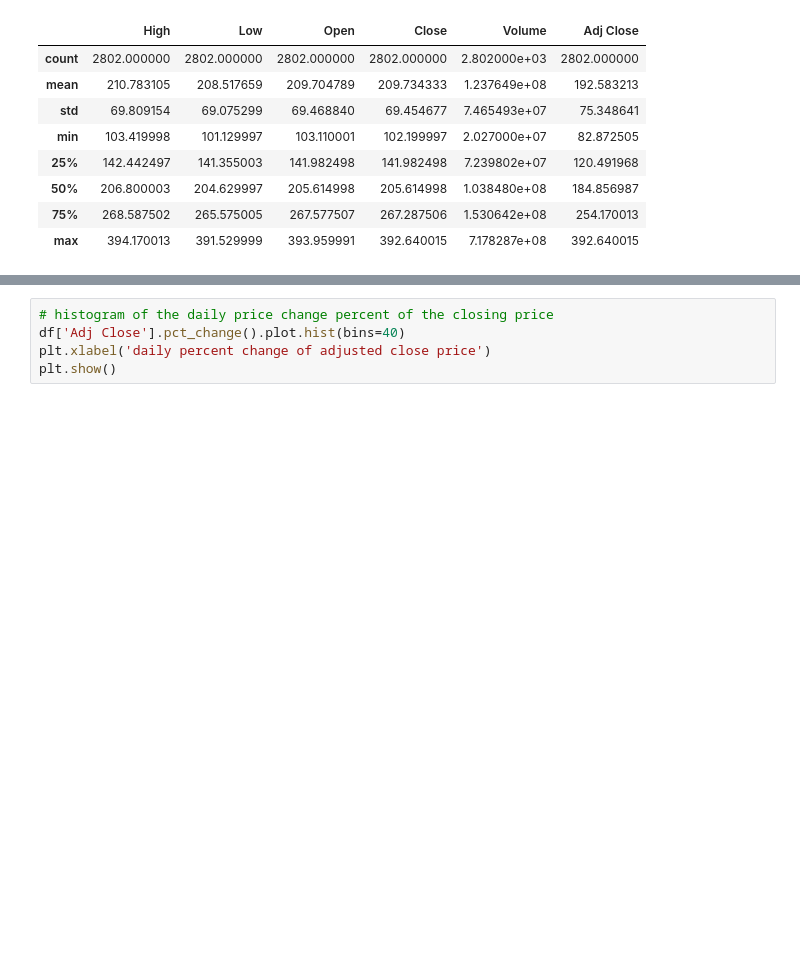
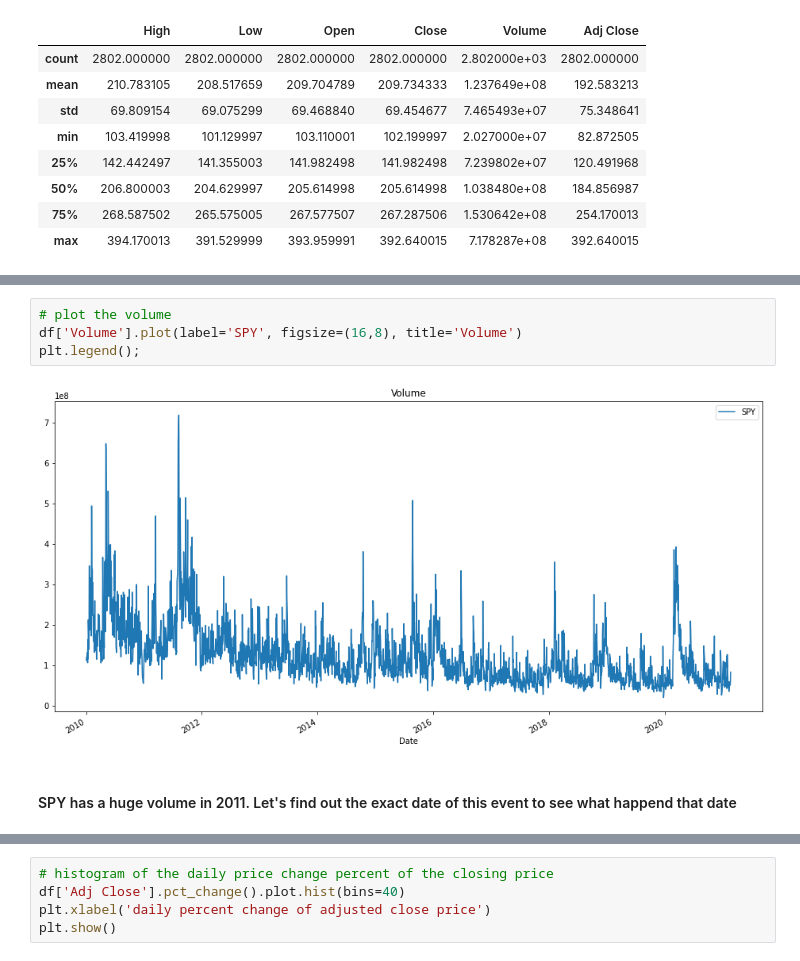
Before and after one commit to KiemNguyen/stock-market-prediction, a Jupyter notebook: stock_market_prediction.ipynb, the cells around one changed output, grey strips where cells are left out. Saved outputs shown, nothing was run; the diff lists cells and outputs as text; blank space fills up the shorter version.

```diff
--- a/stock_market_prediction.ipynb
+++ b/stock_market_prediction.ipynb
@@ -49,0 +81,8 @@ plt.plot()
+# %%
+# plot the volume
+df['Volume'].plot(label='SPY', figsize=(16,8), title='Volume')
+plt.legend();
+# %% [output]
+[figure, added]
+# %% [markdown]
+#### SPY has a huge volume in 2011. Let's find out the exact date of this event to see what happend that date
```
Also changed, not shown: parts of 29 cells of this notebook.
